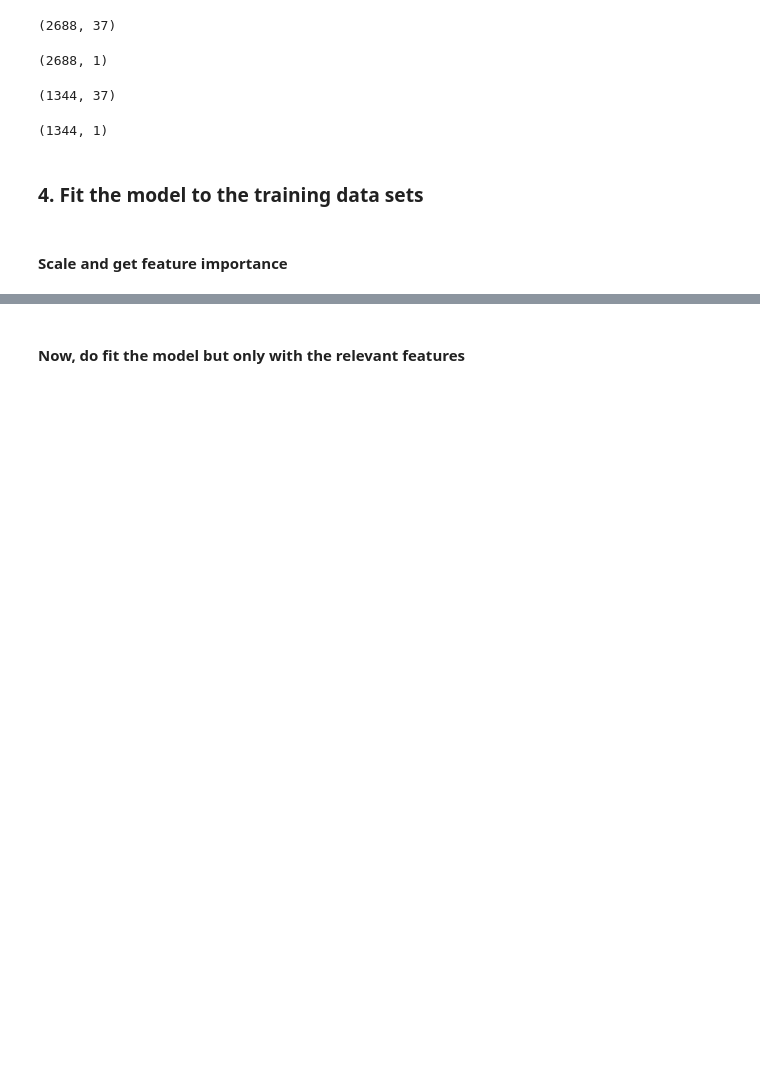
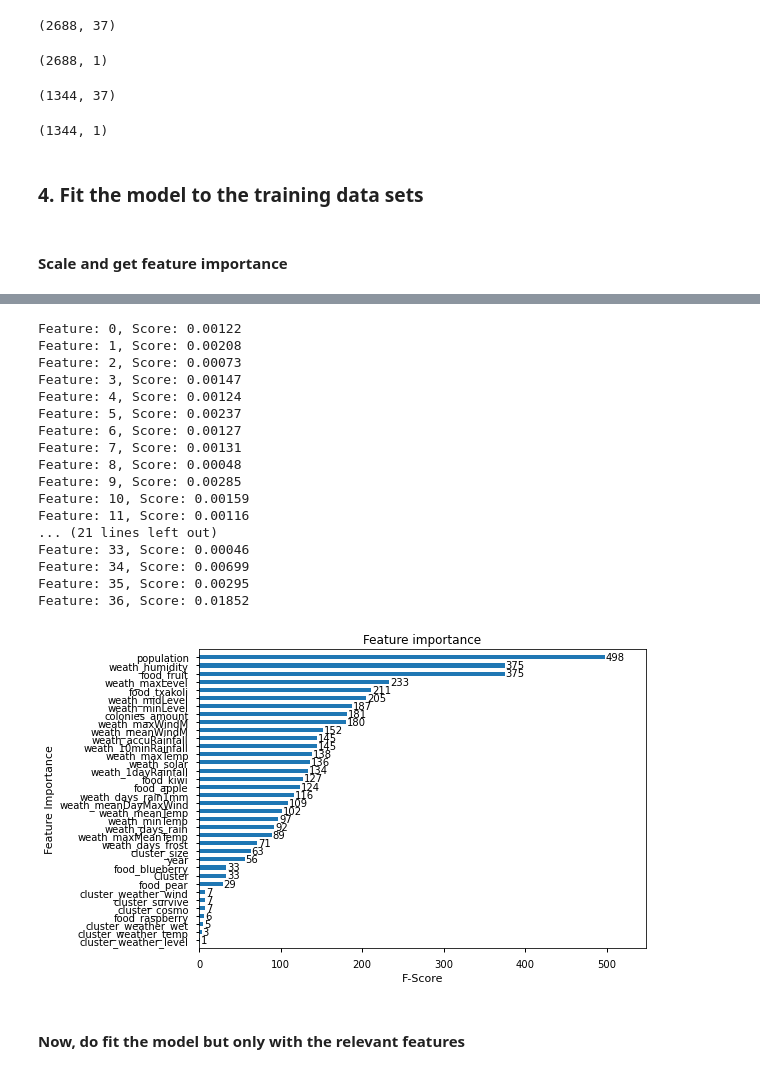
Before and after one commit to IEwaspbusters/KopuruVespaCompetitionIE, a Jupyter notebook: A_Wasp_nests_prediction_model/workerbee05_HEX.ipynb, the cells around one changed output, grey strips where cells are left out. Saved outputs shown, nothing was run; the diff lists cells and outputs as text; code cells hidden in the pictures; blank space fills up the shorter version.

```diff
--- a/A_Wasp_nests_prediction_model/workerbee05_HEX.ipynb
+++ b/A_Wasp_nests_prediction_model/workerbee05_HEX.ipynb
@@ -218,13 +218,13 @@ y_predict.shape
 # %% [markdown]
 #### Scale and get feature importance
 # %%
-#X = X_train
-#y = y_train
-#scalators = X.columns
-#X[scalators] = preprocessing.minmax_scale(X[scalators])
+X = X_train.copy()
+y = y_train.copy()
+scalators = X.columns
+X[scalators] = preprocessing.minmax_scale(X[scalators])
 # %%
 # define the model
-#model_fi = XGBRegressor(random_state=23)
+model_fi = XGBRegressor(random_state=23)
 
 # fit the model
-#model_fi.fit(X, y)
+model_fi.fit(X, y)
@@ -231,12 +240,33 @@ y_predict.shape
 # %%
 # get importance
-#importance = model_fi.feature_importances_
+importance = model_fi.feature_importances_
+
 # summarize feature importance
-#for i,v in enumerate(importance):
-#	print('Feature: %0d, Score: %.5f' % (i,v))
+for i,v in enumerate(importance):
+	print('Feature: %0d, Score: %.5f' % (i,v))
+
 # plot feature importance
-#plot_importance(model_fi, height=0.5, xlabel="F-Score", ylabel="Feature Importance", grid=False)
-#plt.show()
+plot_importance(model_fi, height=0.5, xlabel="F-Score", ylabel="Feature Importance", grid=False)
+plt.show()
+# %% [output]
+Feature: 0, Score: 0.00122
+Feature: 1, Score: 0.00208
+Feature: 2, Score: 0.00073
+Feature: 3, Score: 0.00147
+Feature: 4, Score: 0.00124
+Feature: 5, Score: 0.00237
+Feature: 6, Score: 0.00127
+Feature: 7, Score: 0.00131
+Feature: 8, Score: 0.00048
+Feature: 9, Score: 0.00285
+Feature: 10, Score: 0.00159
+Feature: 11, Score: 0.00116
+... (21 lines left out)
+Feature: 33, Score: 0.00046
+Feature: 34, Score: 0.00699
+Feature: 35, Score: 0.00295
+Feature: 36, Score: 0.01852
+[figure, added]
 # %% [markdown]
 #### Now, do fit the model but only with the relevant features
 # %%
```
Also changed, not shown: parts of 4 cells of this notebook, 24 other files.
